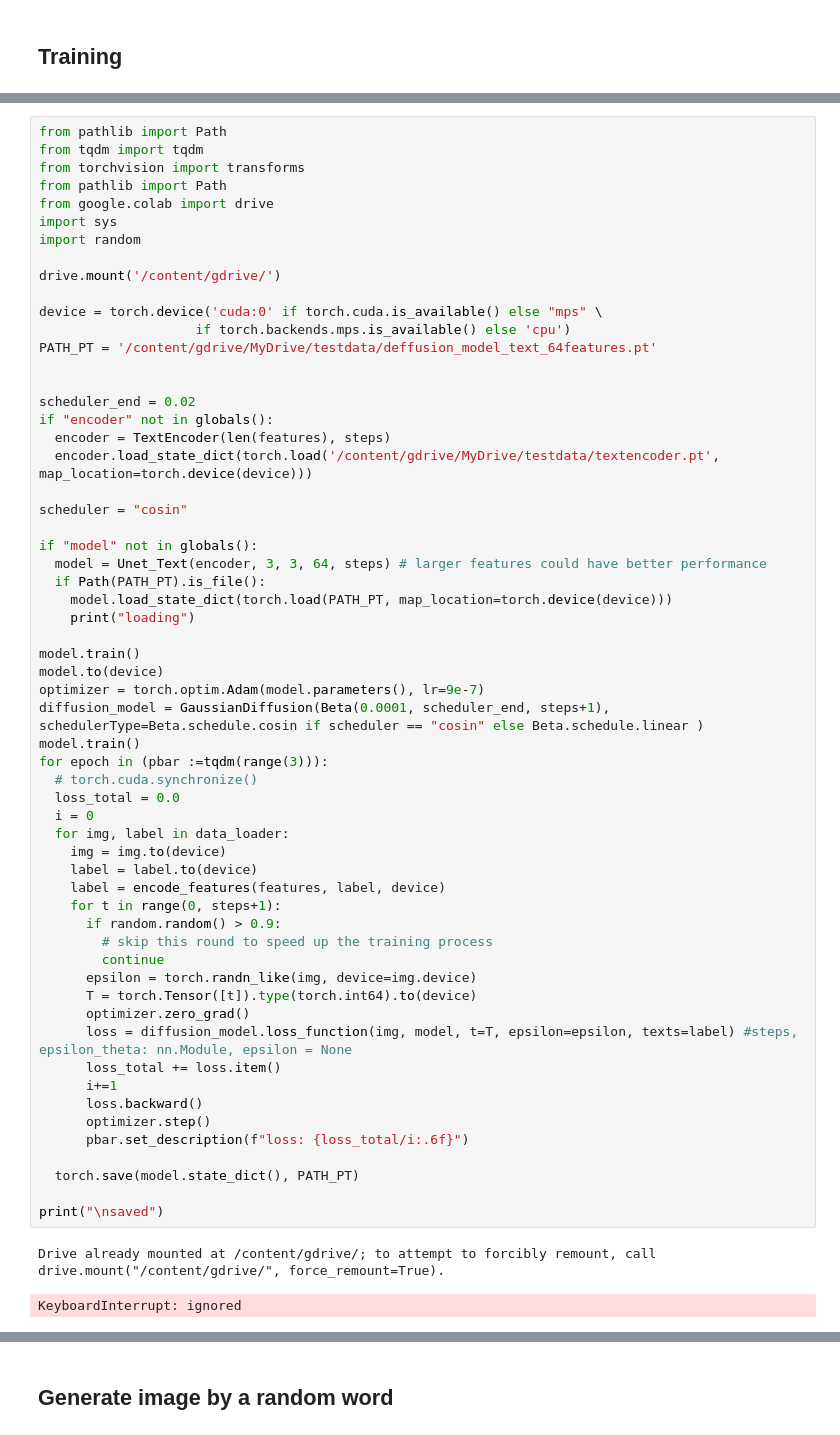
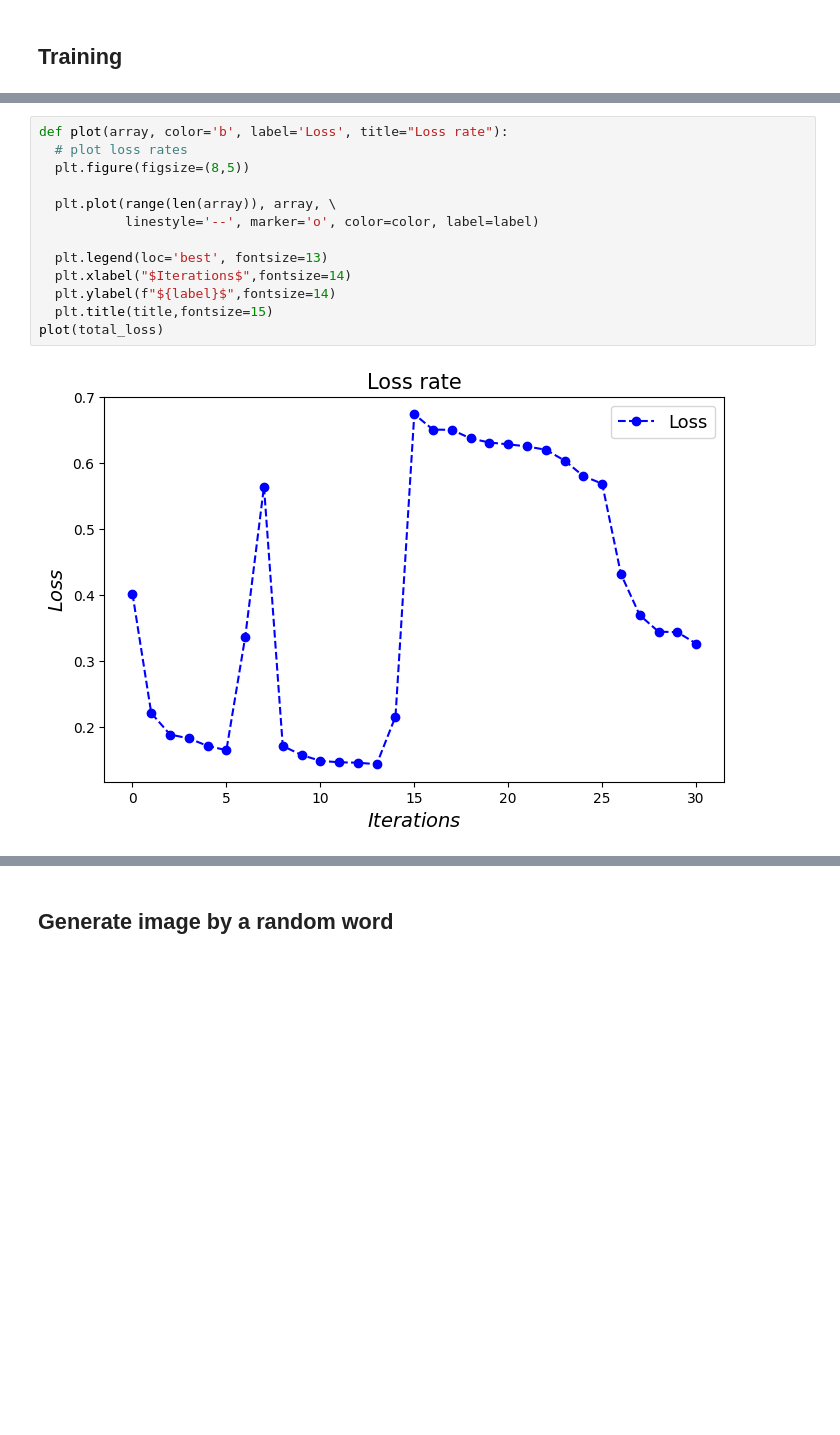
Before and after one commit to sunnyanthony/diffusion_playground, a Jupyter notebook: diffusion.ipynb, the cells around one changed output, grey strips where cells are left out. Saved outputs shown, nothing was run; the diff lists cells and outputs as text; blank space fills up the shorter version.

```diff
--- a/diffusion.ipynb
+++ b/diffusion.ipynb
@@ -922,62 +938,15 @@ print("\nsaved")
-# %%
-from pathlib import Path
-from tqdm import tqdm
-from torchvision import transforms
-from pathlib import Path
-from google.colab import drive
-import sys
-import random
-
-drive.mount('/content/gdrive/')
-
-device = torch.device('cuda:0' if torch.cuda.is_available() else "mps" \
-                    if torch.backends.mps.is_available() else 'cpu')
-PATH_PT = '/content/gdrive/MyDrive/testdata/deffusion_model_text_64features.pt'
-
-
-scheduler_end = 0.02
-if "encoder" not in globals():
-  encoder = TextEncoder(len(features), steps)
-  encoder.load_state_dict(torch.load('/content/gdrive/MyDrive/testdata/textencoder.pt', map_location=torch.device(device)))
-
-scheduler = "cosin"
-
-if "model" not in globals():
-  model = Unet_Text(encoder, 3, 3, 64, steps) # larger features could have better performance
-  if Path(PATH_PT).is_file():
-    model.load_state_dict(torch.load(PATH_PT, map_location=torch.device(device)))
-    print("loading")
-
-model.train()
-model.to(device)
-optimizer = torch.optim.Adam(model.parameters(), lr=9e-7)
-diffusion_model = GaussianDiffusion(Beta(0.0001, scheduler_end, steps+1), schedulerType=Beta.schedule.cosin if scheduler == "cosin" else Beta.schedule.linear )
-model.train()
-for epoch in (pbar :=tqdm(range(3))):
-  # torch.cuda.synchronize()
-  loss_total = 0.0
-  i = 0
-  for img, label in data_loader:
-    img = img.to(device)
-    label = label.to(device)
-    label = encode_features(features, label, device)
-    for t in range(0, steps+1):
-      if random.random() > 0.9:
-        # skip this round to speed up the training process
-        continue
-      epsilon = torch.randn_like(img, device=img.device)
-      T = torch.Tensor([t]).type(torch.int64).to(device)
-      optimizer.zero_grad()
-      loss = diffusion_model.loss_function(img, model, t=T, epsilon=epsilon, texts=label) #steps, epsilon_theta: nn.Module, epsilon = None
-      loss_total += loss.item()
-      i+=1
-      loss.backward()
-      optimizer.step()
-      pbar.set_description(f"loss: {loss_total/i:.6f}")
-
-  torch.save(model.state_dict(), PATH_PT)
-
-print("\nsaved")
-# %% [output]
-Drive already mounted at /content/gdrive/; to attempt to forcibly remount, call drive.mount("/content/gdrive/", force_remount=True).
-KeyboardInterrupt: ignored
+# %%
+def plot(array, color='b', label='Loss', title="Loss rate"):
+  # plot loss rates
+  plt.figure(figsize=(8,5))
+
+  plt.plot(range(len(array)), array, \
+           linestyle='--', marker='o', color=color, label=label)
+
+  plt.legend(loc='best', fontsize=13)
+  plt.xlabel("$Iterations$",fontsize=14)
+  plt.ylabel(f"${label}$",fontsize=14)
+  plt.title(title,fontsize=15)
+plot(total_loss)
+# %% [output]
+[figure, added]
```
Also changed, not shown: parts of 16 cells of this notebook.
